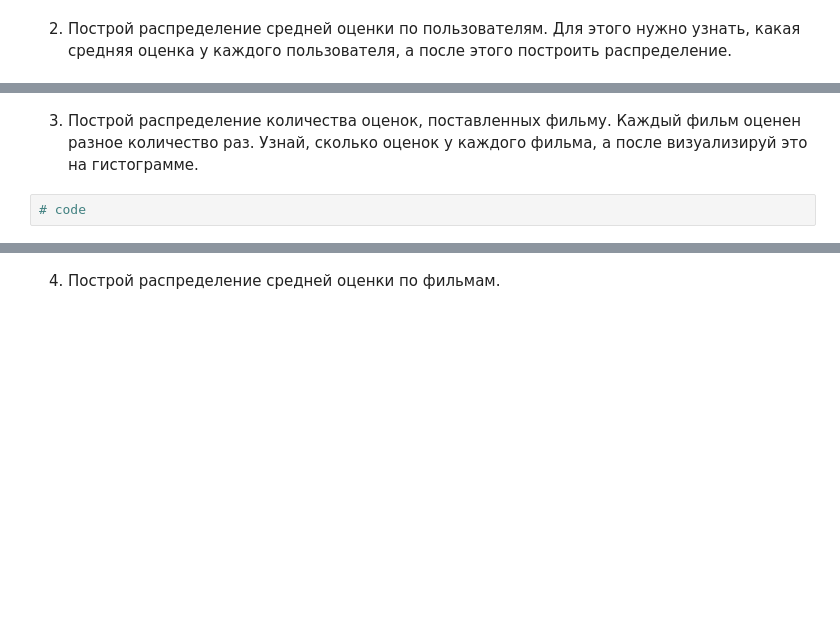
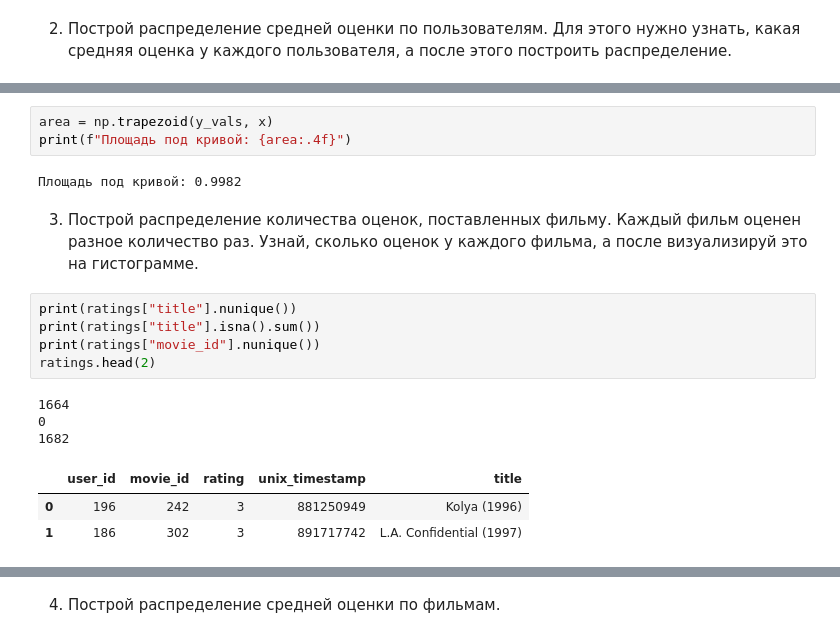
Before and after one commit to DmitriiPrikhodko/ds-phase-2-cont-git, a Jupyter notebook: week4/day1/11-01-task.ipynb, the cells around one changed output, grey strips where cells are left out. Saved outputs shown, nothing was run; the diff lists cells and outputs as text; blank space fills up the shorter version.

```diff
--- a/week4/day1/11-01-task.ipynb
+++ b/week4/day1/11-01-task.ipynb
@@ -540,4 +677,19 @@ def get_user_ratings(user_id: int) -> dict:
+# %%
+area = np.trapezoid(y_vals, x)
+print(f"Площадь под кривой: {area:.4f}")
+# %% [output]
+Площадь под кривой: 0.9982
 # %% [markdown]
 3. Построй распределение количества оценок, поставленных фильму. Каждый фильм оценен разное количество раз. Узнай, сколько оценок у каждого фильма, а после визуализируй это на гистограмме.
 # %%
-# code
+print(ratings["title"].nunique())
+print(ratings["title"].isna().sum())
+print(ratings["movie_id"].nunique())
+ratings.head(2)
+# %% [output]
+1664
+0
+1682
+|  | user_id | movie_id | rating | unix_timestamp | title |
+| 0 | 196 | 242 | 3 | 881250949 | Kolya (1996) |
+| 1 | 186 | 302 | 3 | 891717742 | L.A. Confidential (1997) |
```
Also changed, not shown: parts of 25 cells of this notebook.
